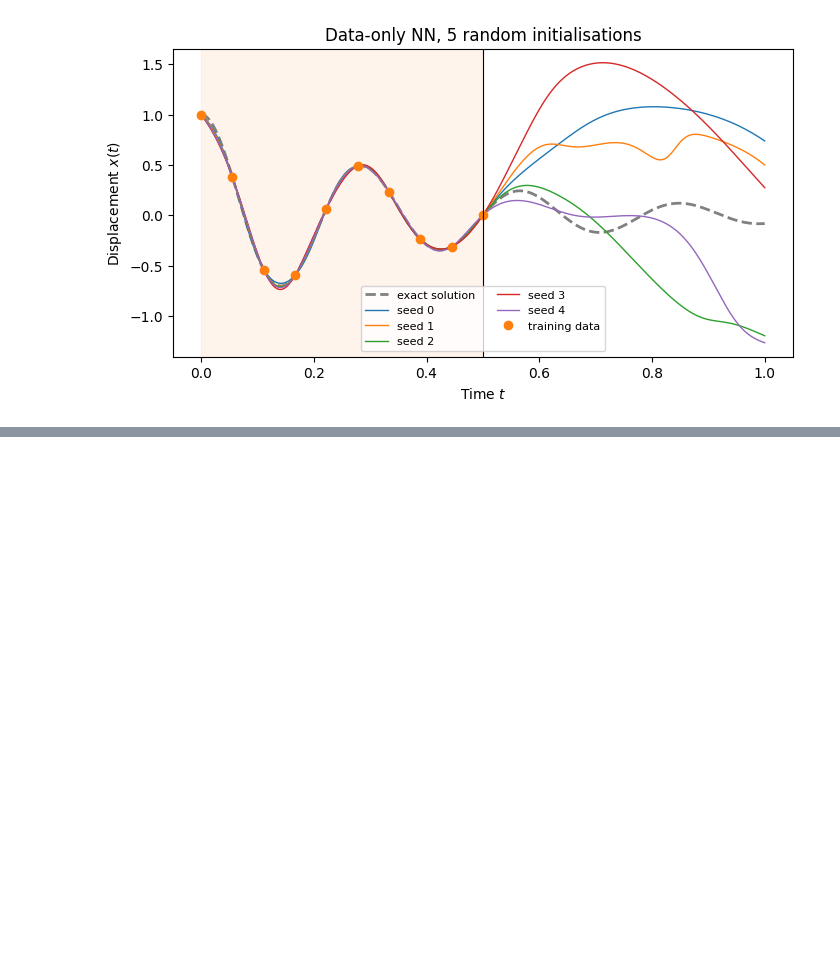
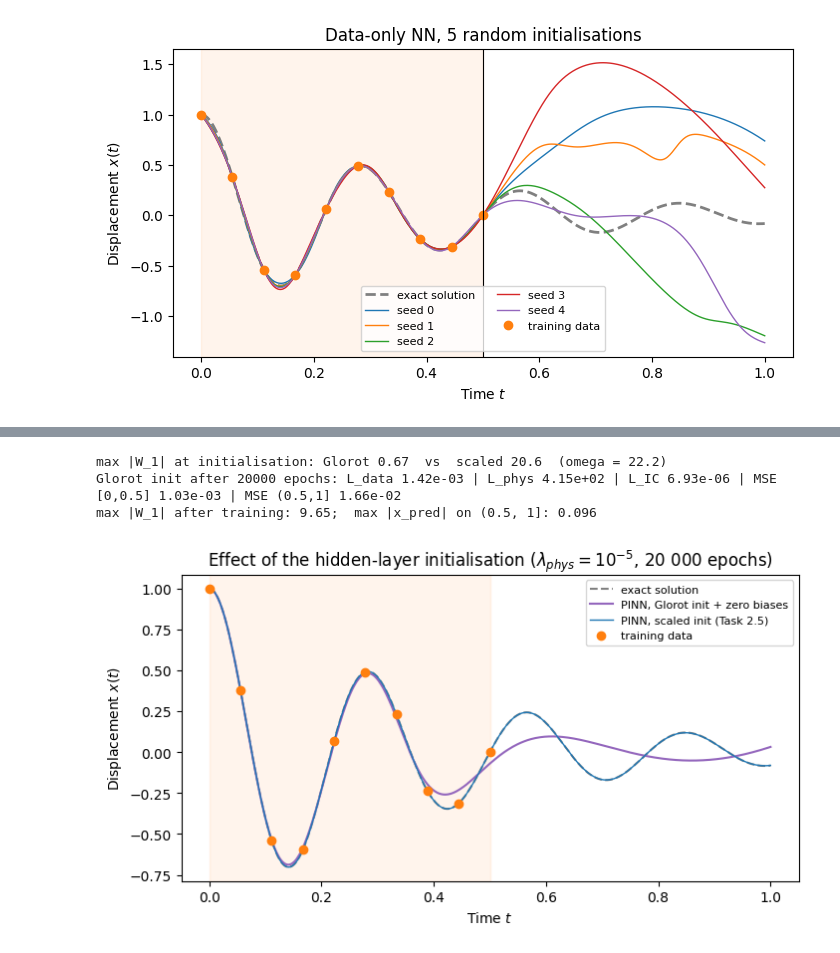
Before and after one commit to mu-10/02456_PINNs, a Jupyter notebook: task2.ipynb, the cells around one changed output, grey strips where cells are left out. Saved outputs shown, nothing was run; the diff lists cells and outputs as text; code cells hidden in the pictures; blank space fills up the shorter version.

```diff
--- a/task2.ipynb
+++ b/task2.ipynb
@@ -191,0 +574,39 @@ plt.show()
+# %%
+# initialize the network using the Glorot weights and zero biases in the hidden layer
+
+torch.manual_seed(0)
+net_glorot = Net(num_hidden)
+with torch.no_grad():
+    init.xavier_normal_(net_glorot.W_1)
+    init.constant_(net_glorot.b_1, 0)
+
+# initial weight magnitudes comparision
+
+print(f"max |W_1| at initialisation: Glorot {net_glorot.W_1.abs().max():.2f}  vs  scaled {Net(num_hidden).W_1.abs().max():.1f}  (omega = {w:.1f})")
+
+
+# network training and evaluation of the performance
+net_glorot, history_glorot = train_pinn_manual(lambda_phys, lambda_ic, net=net_glorot)
+x_glorot, mse_in_glorot, mse_out_glorot = evaluate(net_glorot)
+print(f"Glorot init after {num_epochs} epochs: L_data {history_glorot['L_data'][-1]:.2e} | L_phys {history_glorot['L_phys'][-1]:.2e} | "
+      f"L_IC {history_glorot['L_ic'][-1]:.2e} | MSE [0,0.5] {mse_in_glorot:.2e} | MSE (0.5,1] {mse_out_glorot:.2e}")
+print(f"max |W_1| after training: {net_glorot.W_1.abs().max():.2f};  max |x_pred| on (0.5, 1]: {np.abs(x_glorot[outside]).max():.3f}")
+
+
+# predictions from the two initialisation methods
+plt.figure(figsize=(8, 4))
+plt.plot(t_test, x_exact, color='grey', ls='--', label='exact solution')
+plt.plot(t_test, x_glorot, color='tab:purple', label='PINN, Glorot init + zero biases')
+plt.plot(t_test, evaluate(net_pinn)[0], color='tab:blue', lw=1, label='PINN, scaled init (Task 2.5)')
+plt.plot(t_data, x_data, 'o', color='tab:orange', label='training data')
+plt.axvspan(0, 0.5, color='tab:orange', alpha=0.08)
+plt.xlabel('Time $t$')
+plt.ylabel('Displacement $x(t)$')
+plt.title('Effect of the hidden-layer initialisation ($\\lambda_{phys} = 10^{-5}$, 20 000 epochs)')
+plt.legend(fontsize=8)
+plt.show()
+# %% [output]
+max |W_1| at initialisation: Glorot 0.67  vs  scaled 20.6  (omega = 22.2)
+Glorot init after 20000 epochs: L_data 1.42e-03 | L_phys 4.15e+02 | L_IC 6.93e-06 | MSE [0,0.5] 1.03e-03 | MSE (0.5,1] 1.66e-02
+max |W_1| after training: 9.65;  max |x_pred| on (0.5, 1]: 0.096
+[figure, added]
```
Also changed, not shown: parts of 23 cells of this notebook.
